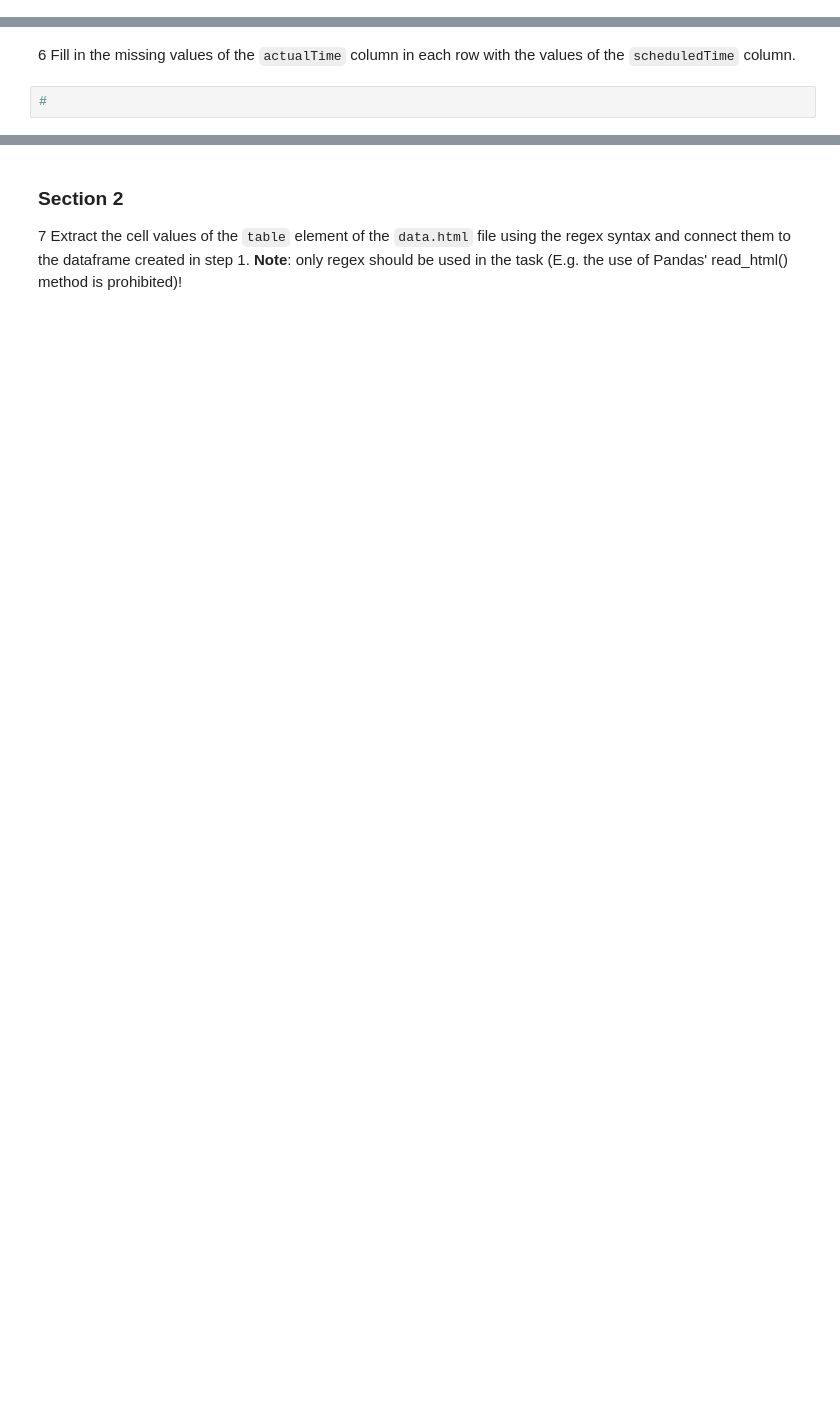
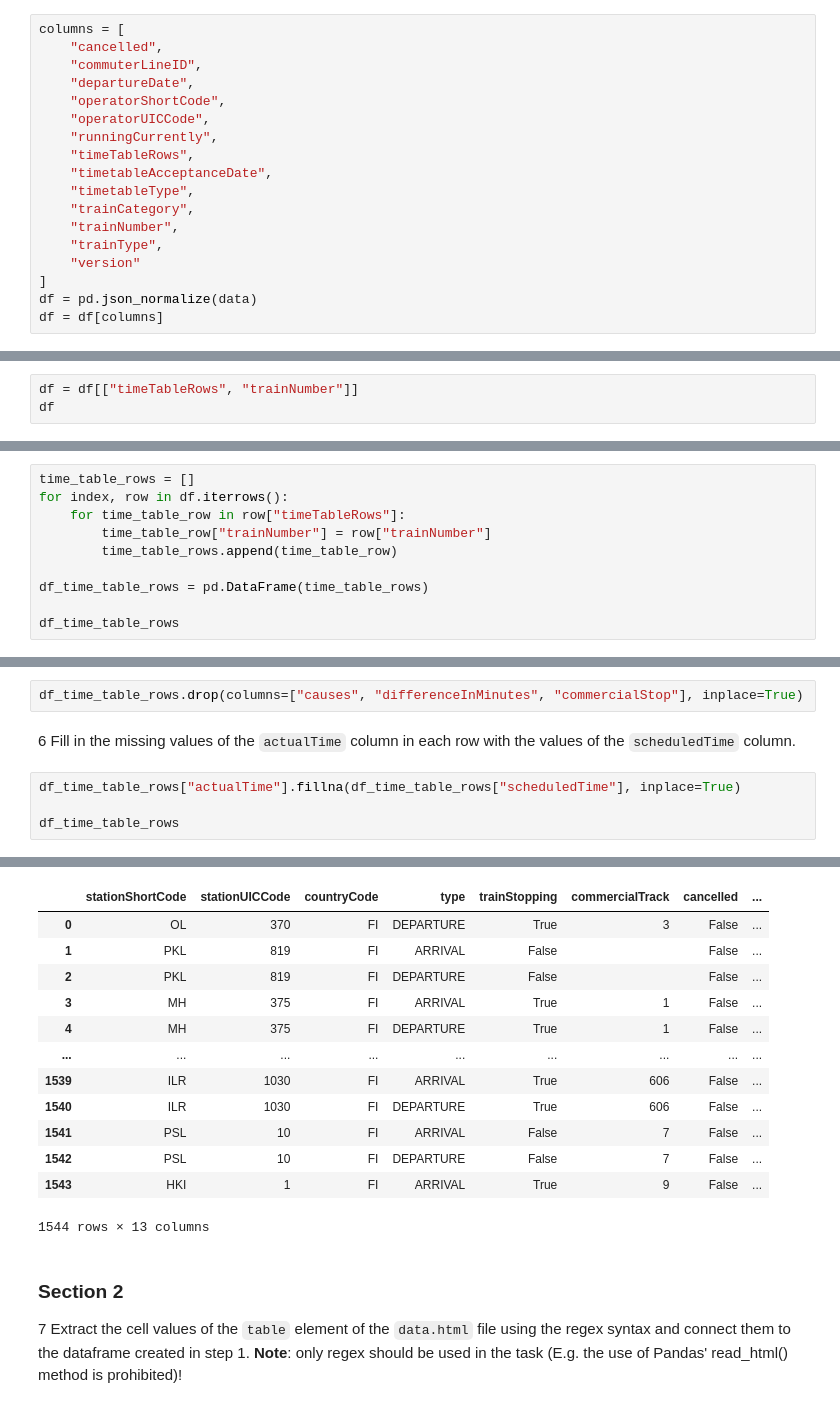
Before and after one commit to jaka-aurora/Data-preprocessing-exercises, a Jupyter notebook: exercises/Exercise_7_Final.ipynb, the cells around one changed output, grey strips where cells are left out. Saved outputs shown, nothing was run; the diff lists cells and outputs as text; blank space fills up the shorter version.

```diff
--- a/exercises/Exercise_7_Final.ipynb
+++ b/exercises/Exercise_7_Final.ipynb
@@ -32,2 +62,20 @@ This final exercise combines different parts from the previous exercises.
+# %%
+columns = [
+    "cancelled",
+    "commuterLineID",
+    "departureDate",
+    "operatorShortCode",
+    "operatorUICCode",
+    "runningCurrently",
+    "timeTableRows",
+    "timetableAcceptanceDate",
+    "timetableType",
+    "trainCategory",
+    "trainNumber",
+    "trainType",
+    "version"
+]
+df = pd.json_normalize(data)
+df = df[columns]
 # %% [markdown]
 3 Delete all other columns except `timeTableRows` and `trainNumber`.
@@ -35,0 +82,3 @@ This final exercise combines different parts from the previous exercises.
+# %%
+df = df[["timeTableRows", "trainNumber"]]
+df
@@ -39,0 +105,10 @@ This final exercise combines different parts from the previous exercises.
+# %%
+time_table_rows = []
+for index, row in df.iterrows():
+    for time_table_row in row["timeTableRows"]:
+        time_table_row["trainNumber"] = row["trainNumber"]
+        time_table_rows.append(time_table_row)
+
+df_time_table_rows = pd.DataFrame(time_table_rows)
+
+df_time_table_rows
@@ -44 +131,3 @@ This final exercise combines different parts from the previous exercises.
+# %%
+df_time_table_rows.drop(columns=["causes", "differenceInMinutes", "commercialStop"], inplace=True)
 # %% [markdown]
@@ -46,2 +135,5 @@ This final exercise combines different parts from the previous exercises.
-# %%
-#
+# %%
+df_time_table_rows["actualTime"].fillna(df_time_table_rows["scheduledTime"], inplace=True)
+
+df_time_table_rows
+# %% [output]
@@ -48,3 +146,16 @@ This final exercise combines different parts from the previous exercises.
+|  | stationShortCode | stationUICCode | countryCode | type | trainStopping | commercialTrack | cancelled | ... |
+| 0 | OL | 370 | FI | DEPARTURE | True | 3 | False | ... |
+| 1 | PKL | 819 | FI | ARRIVAL | False |  | False | ... |
+| 2 | PKL | 819 | FI | DEPARTURE | False |  | False | ... |
+| 3 | MH | 375 | FI | ARRIVAL | True | 1 | False | ... |
+| 4 | MH | 375 | FI | DEPARTURE | True | 1 | False | ... |
+| ... | ... | ... | ... | ... | ... | ... | ... | ... |
+| 1539 | ILR | 1030 | FI | ARRIVAL | True | 606 | False | ... |
+| 1540 | ILR | 1030 | FI | DEPARTURE | True | 606 | False | ... |
+| 1541 | PSL | 10 | FI | ARRIVAL | False | 7 | False | ... |
+| 1542 | PSL | 10 | FI | DEPARTURE | False | 7 | False | ... |
+| 1543 | HKI | 1 | FI | ARRIVAL | True | 9 | False | ... |
+1544 rows × 13 columns
 # %% [markdown]
 ### Section 2
 
```
Also changed, not shown: parts of 13 cells of this notebook, 9 other files.
